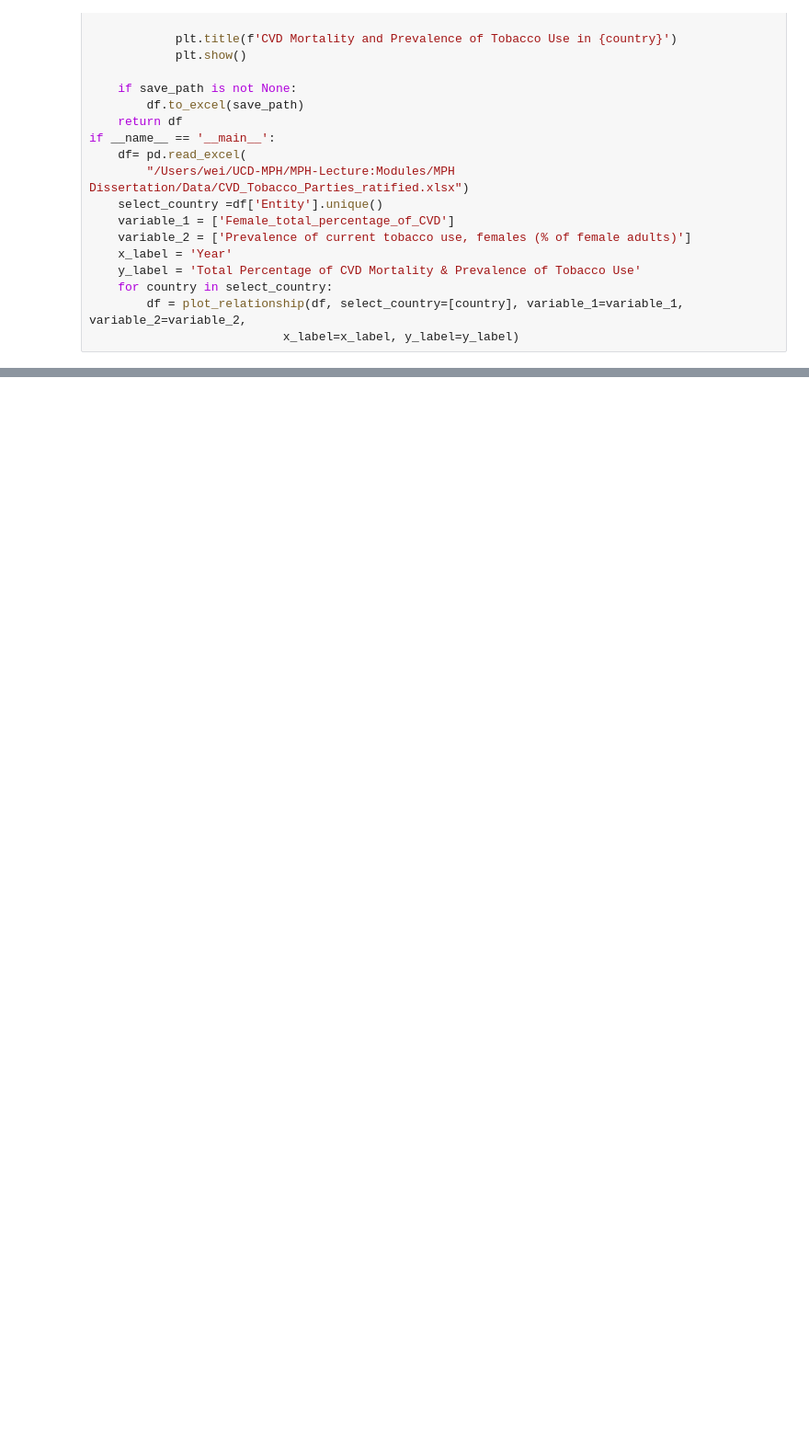
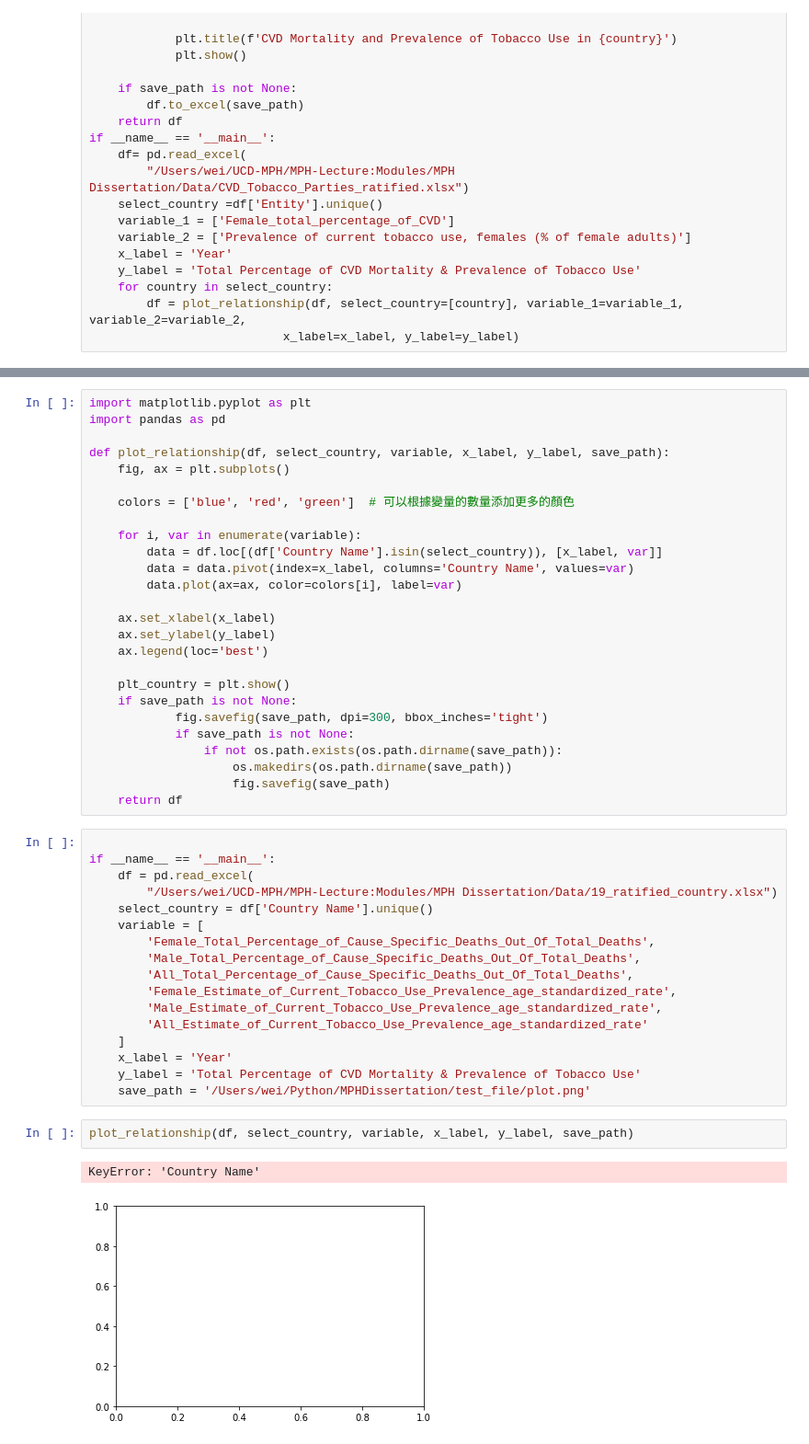
Before and after one commit to WeiJanChang/fctc_eval, a Jupyter notebook: notebook/flowchart.ipynb, the cells around one changed output, grey strips where cells are left out. Shown at 92% size. Drawn from its saved outputs; the diff is of its cells as text; blank space fills up the shorter version.

```diff
--- a/notebook/flowchart.ipynb
+++ b/notebook/flowchart.ipynb
@@ -607,0 +676,48 @@ print(df['Country Name'].unique(),len(df['Country Name'].unique()), df.shape,df.
+# %%
+import matplotlib.pyplot as plt
+import pandas as pd
+
+def plot_relationship(df, select_country, variable, x_label, y_label, save_path):
+    fig, ax = plt.subplots()
+
+    colors = ['blue', 'red', 'green']  # 可以根據變量的數量添加更多的顏色
+
+    for i, var in enumerate(variable):
+        data = df.loc[(df['Country Name'].isin(select_country)), [x_label, var]]
+        data = data.pivot(index=x_label, columns='Country Name', values=var)
+        data.plot(ax=ax, color=colors[i], label=var)
+
+    ax.set_xlabel(x_label)
+    ax.set_ylabel(y_label)
+    ax.legend(loc='best')
+
+    plt_country = plt.show()
+    if save_path is not None:
+            fig.savefig(save_path, dpi=300, bbox_inches='tight')
+            if save_path is not None:
+                if not os.path.exists(os.path.dirname(save_path)):
+                    os.makedirs(os.path.dirname(save_path))
+                    fig.savefig(save_path)
+    return df
+# %%
+
+if __name__ == '__main__':
+    df = pd.read_excel(
+        "/Users/wei/UCD-MPH/MPH-Lecture:Modules/MPH Dissertation/Data/19_ratified_country.xlsx")
+    select_country = df['Country Name'].unique()
+    variable = [
+        'Female_Total_Percentage_of_Cause_Specific_Deaths_Out_Of_Total_Deaths',
+        'Male_Total_Percentage_of_Cause_Specific_Deaths_Out_Of_Total_Deaths',
+        'All_Total_Percentage_of_Cause_Specific_Deaths_Out_Of_Total_Deaths',
+        'Female_Estimate_of_Current_Tobacco_Use_Prevalence_age_standardized_rate',
+        'Male_Estimate_of_Current_Tobacco_Use_Prevalence_age_standardized_rate',
+        'All_Estimate_of_Current_Tobacco_Use_Prevalence_age_standardized_rate'
+    ]
+    x_label = 'Year'
+    y_label = 'Total Percentage of CVD Mortality & Prevalence of Tobacco Use'
+    save_path = '/Users/wei/Python/MPHDissertation/test_file/plot.png'
+# %%
+plot_relationship(df, select_country, variable, x_label, y_label, save_path)
+# %% [output]
+KeyError: 'Country Name'
+[figure, added]
```
Also changed, not shown: parts of 32 cells of this notebook, 3 other files.
